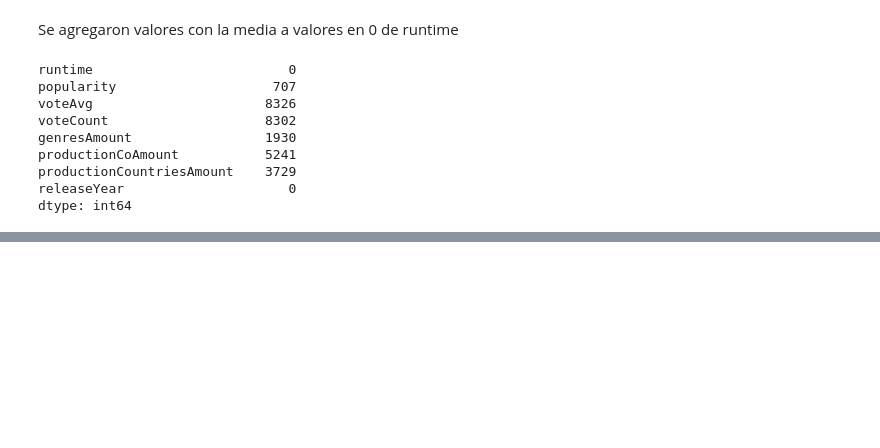
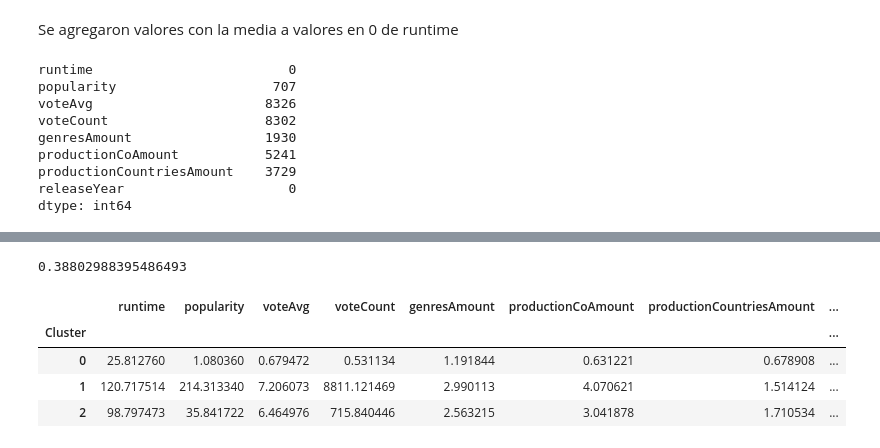
Before and after one commit to anthonylouschwank/Lab2-Mineria, a Jupyter notebook: main.ipynb, the cells around one changed output, grey strips where cells are left out. Saved outputs shown, nothing was run; the diff lists cells and outputs as text; code cells hidden in the pictures; blank space fills up the shorter version.

```diff
--- a/main.ipynb
+++ b/main.ipynb
@@ -200,0 +347,20 @@ KeyError: 'voteAvg '
+# %%
+kmeans = KMeans(n_clusters=3, random_state=42)
+clusters = kmeans.fit_predict(X_scaled)
+
+df_cluster['Cluster'] = clusters
+# %%
+from sklearn.metrics import silhouette_score
+
+sil_score = silhouette_score(X_scaled, clusters)
+sil_score
+# %% [output]
+0.38802988395486493
+# %%
+df_cluster.groupby("Cluster").mean()
+# %% [output]
+|  | runtime | popularity | voteAvg | voteCount | genresAmount | productionCoAmount | productionCountriesAmount | ... |
+| Cluster |  |  |  |  |  |  |  | ... |
+| 0 | 25.812760 | 1.080360 | 0.679472 | 0.531134 | 1.191844 | 0.631221 | 0.678908 | ... |
+| 1 | 120.717514 | 214.313340 | 7.206073 | 8811.121469 | 2.990113 | 4.070621 | 1.514124 | ... |
+| 2 | 98.797473 | 35.841722 | 6.464976 | 715.840446 | 2.563215 | 3.041878 | 1.710534 | ... |
```
Also changed, not shown: parts of 19 cells of this notebook.
